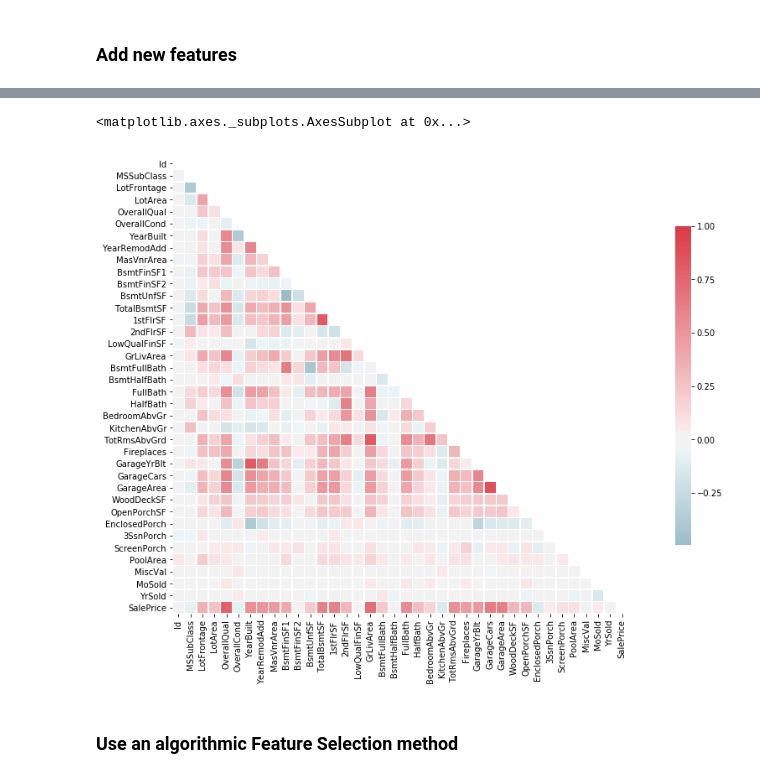
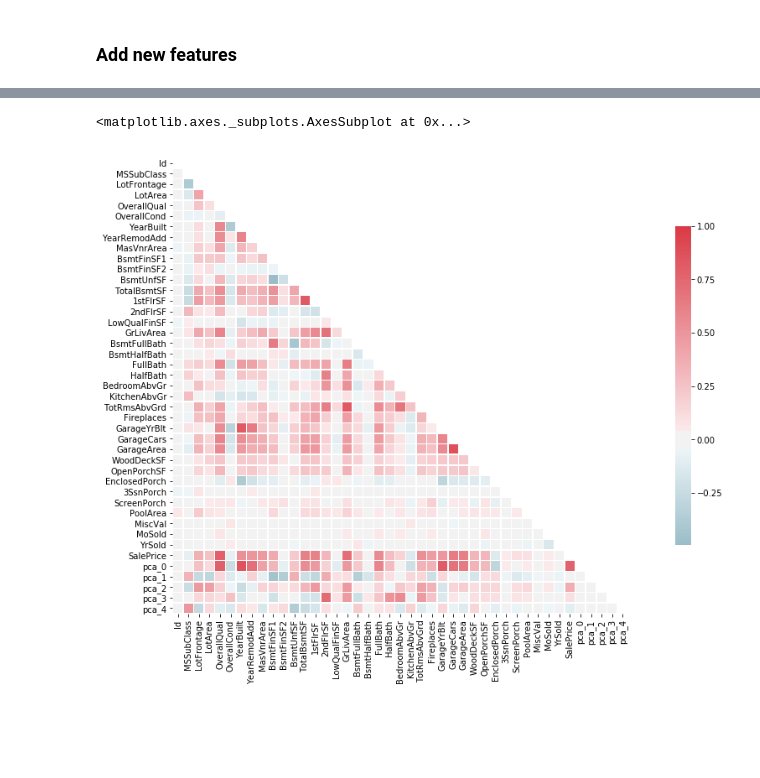
Before and after one commit to emrapport/w207_final_proj, a Jupyter notebook: Working Final Notebook_FeatureEngs.ipynb, the cells around one changed output, grey strips where cells are left out. Drawn from its saved outputs; the diff is of its cells as text; code cells hidden in the pictures; blank space fills up the shorter version.

Commit message:
added knn-imputation for lotfrontage variable and fixed PCA with normalization and added PCA write-up

```diff
--- a/Working Final Notebook_FeatureEngs.ipynb
+++ b/Working Final Notebook_FeatureEngs.ipynb
@@ -145,5 +146,8 @@ We use the median values to impute missing values to control for possible outlie
 # %%
 #############################
+# Save the original variable
+data_LotFrontage_original = data['LotFrontage'].copy()
+
 # Impute all numeric missings (all dummy missings are coded 0)
 imp = SimpleImputer(missing_values = np.nan, strategy = 'median')
 data_numeric = imp.fit_transform(data.select_dtypes(exclude='object'))
@@ -264,0 +269,20 @@ We do two types of feature importance checks:
+# %%
+# Initialize parameters
+num_components = 50
+data_for_pca = data.drop(columns=['YrMoSold', 'SalePrice', 'Id', 'LogSalePrice'])
+pca_names = ['pca_' + str(i) for i in range(num_components)]
+
+# First scale
+scaler = StandardScaler(copy=True)
+data_scaled = scaler.fit_transform(data_for_pca.values)
+data_scaled = pd.DataFrame(data_scaled, index = data_for_pca.index, columns = data_for_pca.columns)
+
+# Fit PCAe
+pca = PCA(n_components=num_components)
+data_pca = pca.fit_transform(data_scaled)
+data_pca = pd.DataFrame(data_pca, columns=pca_names)
+
+# Show Results
+plt.plot(pca.explained_variance_ratio_)
+plt.xlabel('Num Components')
+plt.ylabel('Incremental Explained Variance')
@@ -265,20 +305,21 @@ We do two types of feature importance checks:
 # %%
+data_for_visual = original_data.select_dtypes(exclude='object')
+data_for_visual = pd.concat((data_for_visual, data_pca.iloc[:,0:5]), axis = 1)
+
 # Correlation matrix
 plt.figure(figsize=(20,10))
-corr = original_data.select_dtypes(exclude='object').corr()
+corr = data_for_visual.corr()
 
 # Generate a mask for the upper triangle
 mask = np.zeros_like(corr, dtype=np.bool)
 mask[np.triu_indices_from(mask)] = True
 
 # Generate a custom diverging colormap
 cmap = sns.diverging_palette(220, 10, as_cmap=True)
 
 # Draw the heatmap with the mask and correct aspect ratio
 sns.heatmap(corr, mask=mask, cmap=cmap, vmax=1, center=0,
             square=True, linewidths=.5, cbar_kws={"shrink": .7})
 # %% [output]
 <matplotlib.axes._subplots.AxesSubplot at 0x...>
-[figure, old version]
+[figure, new version]
-# %% [markdown]
-### Use an algorithmic Feature Selection method
```
Also changed, not shown: parts of 19 cells of this notebook, 2 other files.
